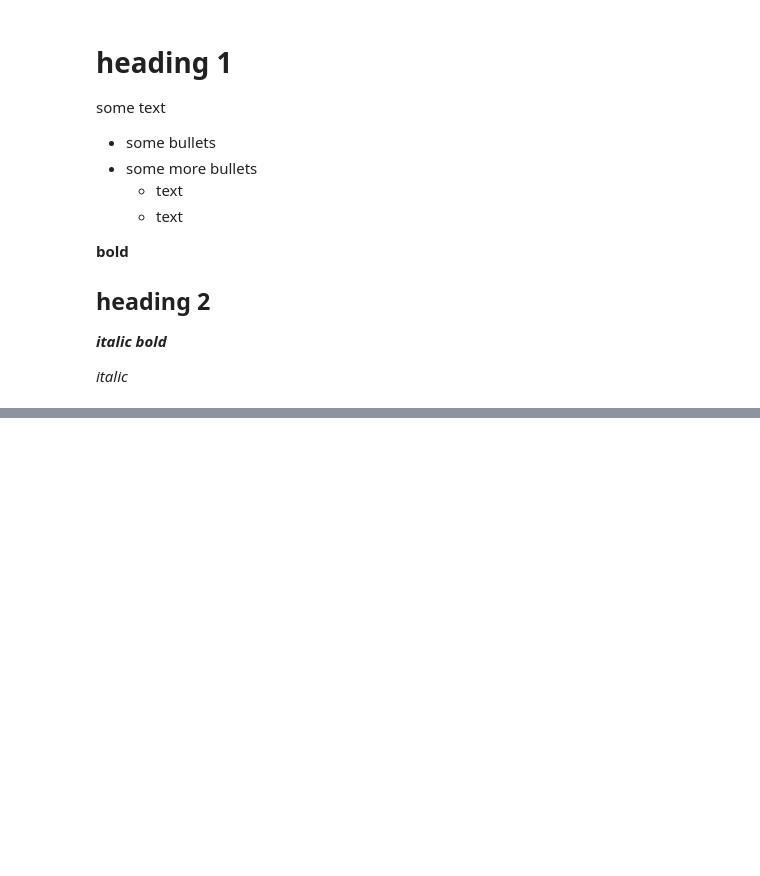
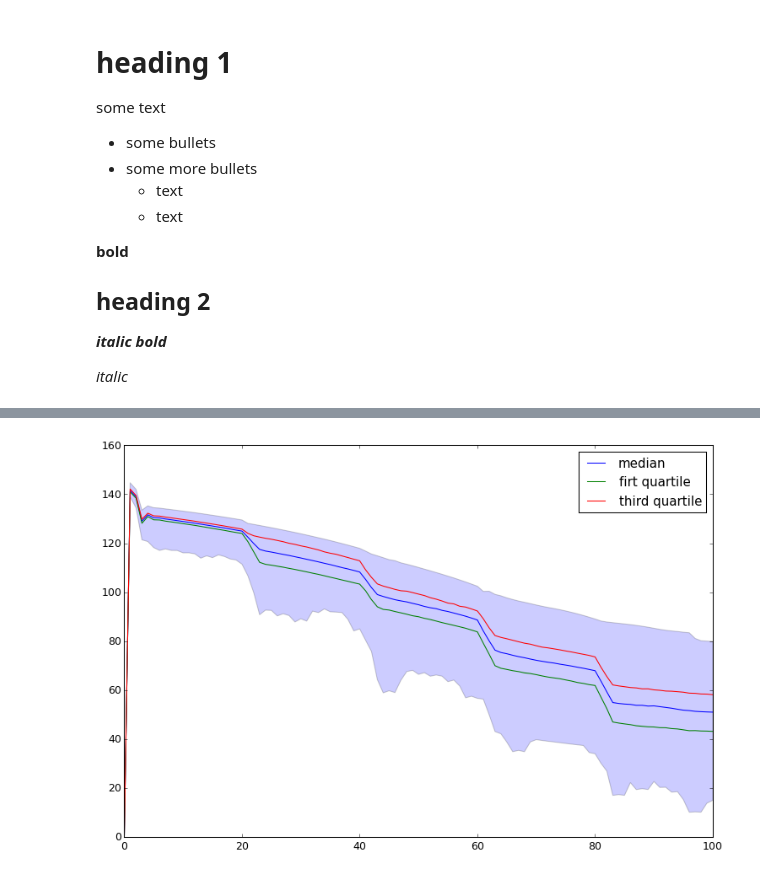
Before and after one commit to sgreeven/msc_thesis_work, a Jupyter notebook: src/first_analysis.ipynb, the cells around one changed output, grey strips where cells are left out. Saved outputs shown, nothing was run; the diff lists cells and outputs as text; code cells hidden in the pictures; blank space fills up the shorter version.

```diff
--- a/src/first_analysis.ipynb
+++ b/src/first_analysis.ipynb
@@ -62,0 +78,16 @@ some text
+# %%
+experiments, outcomes = results
+
+data = outcomes['ghg']
+
+fig = plt.figure()
+ax = fig.add_subplot(111)
+ax.plot(np.median(data, axis=0), label = 'median')
+ax.fill_between(np.arange(0, data.shape[1]),np.min(data, axis=0), np.max(data, axis=0), alpha=0.2)
+ax.plot(np.percentile(data, 25, axis=0), label='firt quartile')
+ax.plot(np.percentile(data, 75, axis=0), label='third quartile')
+
+ax.legend()
+plt.show()
+# %% [output]
+[figure, added]
```
Also changed, not shown: parts of 5 cells of this notebook, 11 other files.
